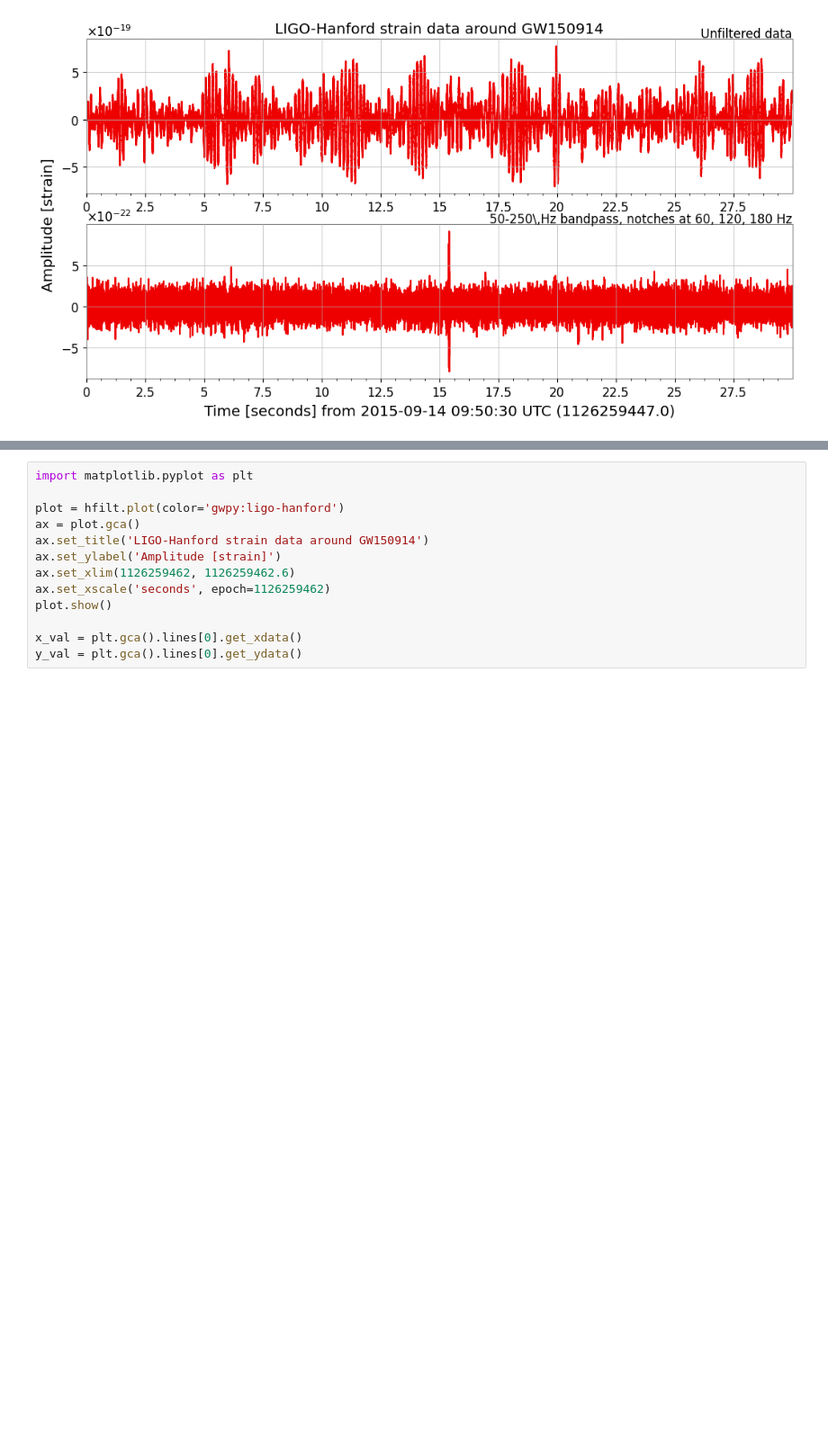
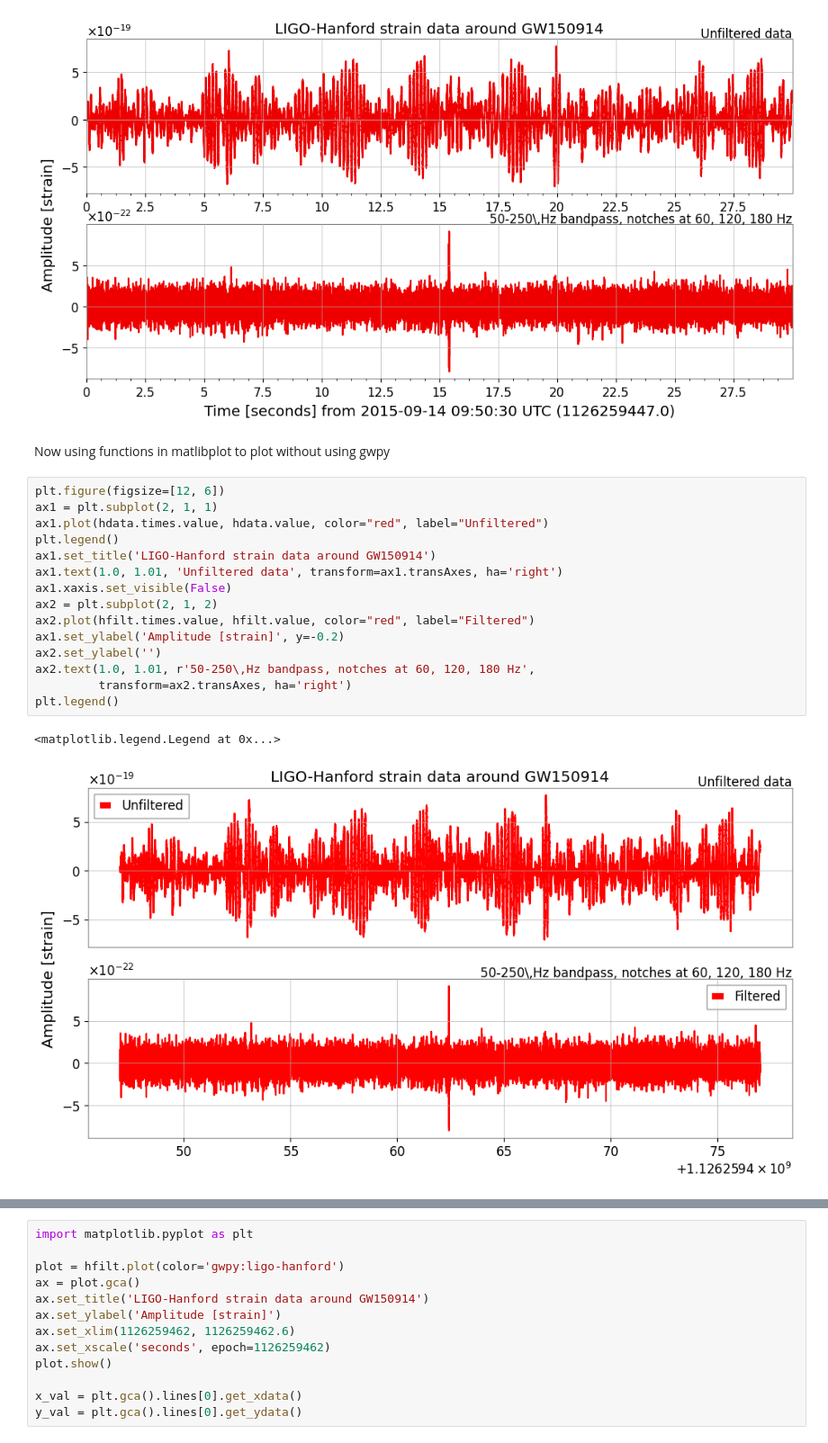
Before and after one commit to wj198414/ASTRON1221, a Jupyter notebook: GravitationalWave/GravitationalWave.ipynb, the cells around one changed output, grey strips where cells are left out. Shown at 90% size. Drawn from its saved outputs; the diff is of its cells as text; blank space fills up the shorter version.

```diff
--- a/GravitationalWave/GravitationalWave.ipynb
+++ b/GravitationalWave/GravitationalWave.ipynb
@@ -75,3 +75,23 @@ ax2.text(1.0, 1.01, r'50-250\,Hz bandpass, notches at 60, 120, 180 Hz',
 plot.show()
 # %% [output]
 [figure]
+# %% [markdown]
+Now using functions in matlibplot to plot without using gwpy
+# %%
+plt.figure(figsize=[12, 6])
+ax1 = plt.subplot(2, 1, 1)
+ax1.plot(hdata.times.value, hdata.value, color="red", label="Unfiltered")
+plt.legend()
+ax1.set_title('LIGO-Hanford strain data around GW150914')
+ax1.text(1.0, 1.01, 'Unfiltered data', transform=ax1.transAxes, ha='right')
+ax1.xaxis.set_visible(False)
+ax2 = plt.subplot(2, 1, 2)
+ax2.plot(hfilt.times.value, hfilt.value, color="red", label="Filtered")
+ax1.set_ylabel('Amplitude [strain]', y=-0.2)
+ax2.set_ylabel('')
+ax2.text(1.0, 1.01, r'50-250\,Hz bandpass, notches at 60, 120, 180 Hz',
+         transform=ax2.transAxes, ha='right')
+plt.legend()
+# %% [output]
+<matplotlib.legend.Legend at 0x...>
+[figure, added]
```
Also changed, not shown: parts of 1 cell of this notebook.
